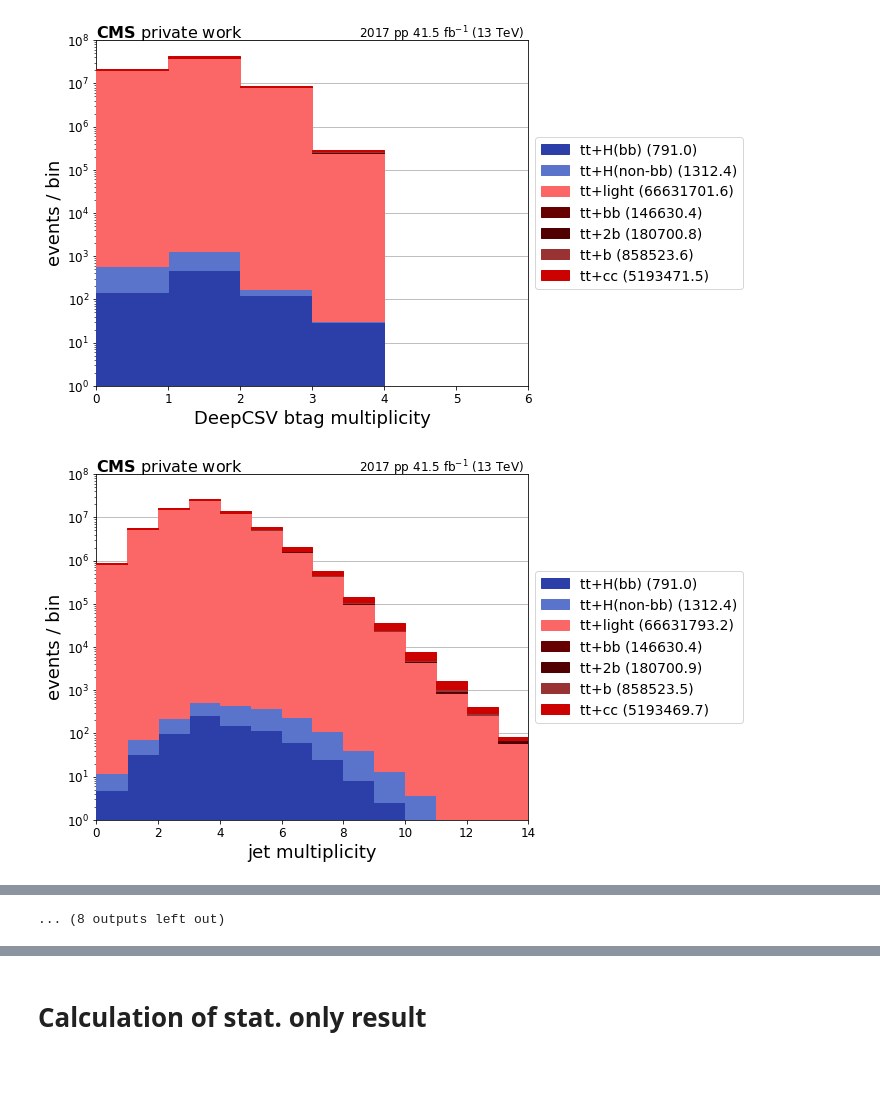
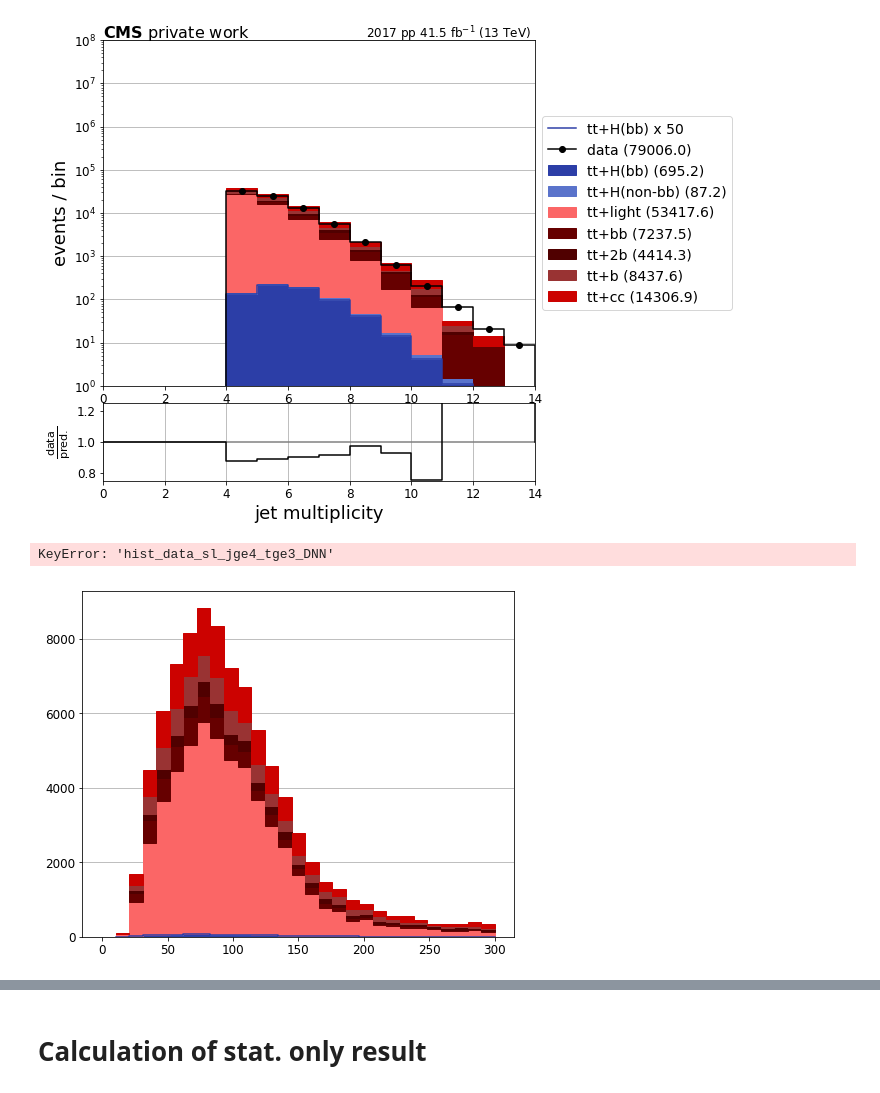
Before and after one commit to mmeinhard/hepaccelerate, a Jupyter notebook: EvaluateResults.ipynb, the cells around one changed output, grey strips where cells are left out. Cells and saved outputs as stored; diff of their text form; code cells hidden in the pictures.

Commit message:
first incoporation mass fit results

```diff
--- a/EvaluateResults.ipynb
+++ b/EvaluateResults.ipynb
@@ -4,18 +4,15 @@ import json
 import matplotlib.pyplot as plt
 import os
 
-run_analysis = False
-
-#mc_folder = "results_studyBoostedStatistics/mc/"
-mc_folder = "results_studyBoostedStatistics_fancyJetSelection/mc"
+mc_folder = "/work/creissel/GPUanalysis/hepaccelerate/massfit_v1/"
 data_folder = "/work/creissel/GPUanalysis/hepaccelerate/fix2_data/"
 
 sample_list = [
     "ttHTobb_M125_TuneCP5_13TeV-powheg-pythia8",
     "ttHToNonbb_M125_TuneCP5_13TeV-powheg-pythia8",
-    "TTTo2L2Nu_TuneCP5_13TeV-powheg-pythia8",
-    "TTToHadronic_TuneCP5_13TeV-powheg-pythia8",
-    "TTToSemiLeptonic_TuneCP5_13TeV-powheg-pythia8",
+    "TTTo2L2Nu_TuneCP5_PSweights_13TeV-powheg-pythia8",
+    "TTToHadronic_TuneCP5_PSweights_13TeV-powheg-pythia8",
+    "TTToSemiLeptonic_TuneCP5_PSweights_13TeV-powheg-pythia8",
 ]
 
 import matplotlib
@@ -47,12 +44,12 @@ for sample in sample_list:
             mc.update(json.load(json_file))
 
 
-# output_data = [data_folder + "out_Run2017" + i + "_SingleElectron.json" for i in ["B", "C", "D", "E", "F"]]
-# output_data += [data_folder + "out_Run2017" + i + "_SingleMuon.json" for i in ["B", "C", "D", "E", "F"]]
+output_data = [data_folder + "out_Run2017" + i + "_SingleElectron.json" for i in ["B", "C", "D", "E", "F"]]
+output_data += [data_folder + "out_Run2017" + i + "_SingleMuon.json" for i in ["B", "C", "D", "E", "F"]]
 #output_data += [data_folder + "out_Run2017" + i + "_DoubleMuon.json" for i in ["B", "C", "D", "E", "F"]]
 #output_data += [data_folder + "out_Run2017" + i + "_DoubleEG.json" for i in ["B", "C", "D", "E", "F"]]
 #output_data += [data_folder + "out_Run2017" + i + "_MuonEG.json" for i in ["B", "C", "D", "E", "F"]]
 
-# data = merge_json_output(output_data)
+data = merge_json_output(output_data)
 # %%
 var_names = {
@@ -111,7 +110,7 @@ for cn, c in colors.items():
 
 cat = "sl_jge4_tge2"
 # %%
-def plot_mc(var, data, name, bottom, process):
+def plot_mc(var, data, name, bottom, process, normalize):
 
     bins = data[var]["edges"][:-1]
     counts = data[var]["contents"]
@@ -121,12 +120,16 @@ def plot_mc(var, data, name, bottom, process):
     width = bins[1] - bins[0]
 
 
-    hist = plt.bar(bins, counts, width=width, bottom=bottom, align="edge", label=name + " ({0})".format(round(integral, 1)), color=colors[process], edgecolor=colors[process], zorder = 1000)
-    #hist = plt.bar(bins, counts, yerr=yerr, width=width, align="center", label=dataset + " ({0})".format(round(integral, 2)))
+    if normalize:
+        counts = [c/float(integral) for c in counts]
+        hist = plt.step(bins, counts, label=name, color=colors[process], where="pre", zorder = 1000)
+    else:
+        hist = plt.bar(bins, counts, width=width, bottom=bottom, align="edge", label=name + " ({0})".format(round(integral, 1)), color=colors[process], edgecolor=colors[process], zorder = 1000)
+        #hist = plt.bar(bins, counts, yerr=yerr, width=width, align="center", label=dataset + " ({0})".format(round(integral, 2)))
 
-    if process == "ttHTobb" and ("DNN" in var):
+    if process == "ttHTobb" and not normalize:
         bins = data[var]["edges"][1:]
-        hist = plt.step(bins, [c*50 for c in counts], label="tt+H(bb) x 50", color=colors[process], where="pre", zorder=1001)
+        hist = plt.step(bins, [c*1 for c in counts], label="tt+H(bb) x 50", color=colors[process], where="pre", zorder=1001)
 
     return plt.bar, counts, data[var]["edges"]
 # %%
@@ -148,7 +151,7 @@ def plot_data(var, data):
 
     return plt.plot, counts
 # %%
-def plot_histogram(var, processes, mc, data, cat):
+def plot_histogram(var, processes, mc, data, cat, normalize=False):
 
 
     fig = plt.figure(figsize=(6,6))
@@ -161,7 +164,7 @@ def plot_histogram(var, processes, mc, data, cat):
 
     plt.grid(True, axis='y', zorder=0)
     for p in processes:
-        _, counts, bins = plot_mc("hist_" + p + "_" + cat + "_" + var, mc, process_names[p], bottom, p)
+        _, counts, bins = plot_mc("hist_" + p + "_" + cat + "_" + var, mc, process_names[p], bottom, p, normalize)
         if processes.index(p) == 0:
             bottom = [0.0 for c in counts]
         bottom = [sum(x) for x in zip(bottom, counts)]
@@ -170,7 +173,7 @@ def plot_histogram(var, processes, mc, data, cat):
         _, counts_data = plot_data("hist_data_" + cat + "_" + var, data)
 
     plt.legend(loc="center left", bbox_to_anchor=(1, 0.5), fontsize=14)
-    plt.yscale('log')
+    #plt.yscale('log')
     if var == "njets":
         plt.xlim([0,14])
         plt.yscale('log')
@@ -208,12 +211,13 @@ def plot_histogram(var, processes, mc, data, cat):
         a2.set_ylim(0.75, 1.25)
         ticks = a1.get_xticks()
         a2.set_xticks(ticks)
-    plt.savefig('plots/fancy_overlap_selection/'+var+'.pdf', bbox_inches='tight')
+    #plt.savefig('plots/fancy_overlap_selection/'+var+'.pdf', bbox_inches='tight')
     plt.show()
 # %%
-cat = "boosted"
+cat = "sl_jge4_tge3"
 for var in var_names.keys():
-    plot_histogram(var, processes, mc, None, cat)
+    plot_histogram(var, processes, mc, data, cat)
 # %% [output]
-[figure, old version]
+[figure, new version]
+KeyError: 'hist_data_sl_jge4_tge3_DNN'
-[figure, old version]
+[figure, new version]
@@ -230 +223,0 @@ for var in var_names.keys():
-... (8 outputs left out)
```
Also changed, not shown: parts of 8 cells of this notebook, 5 other files.
